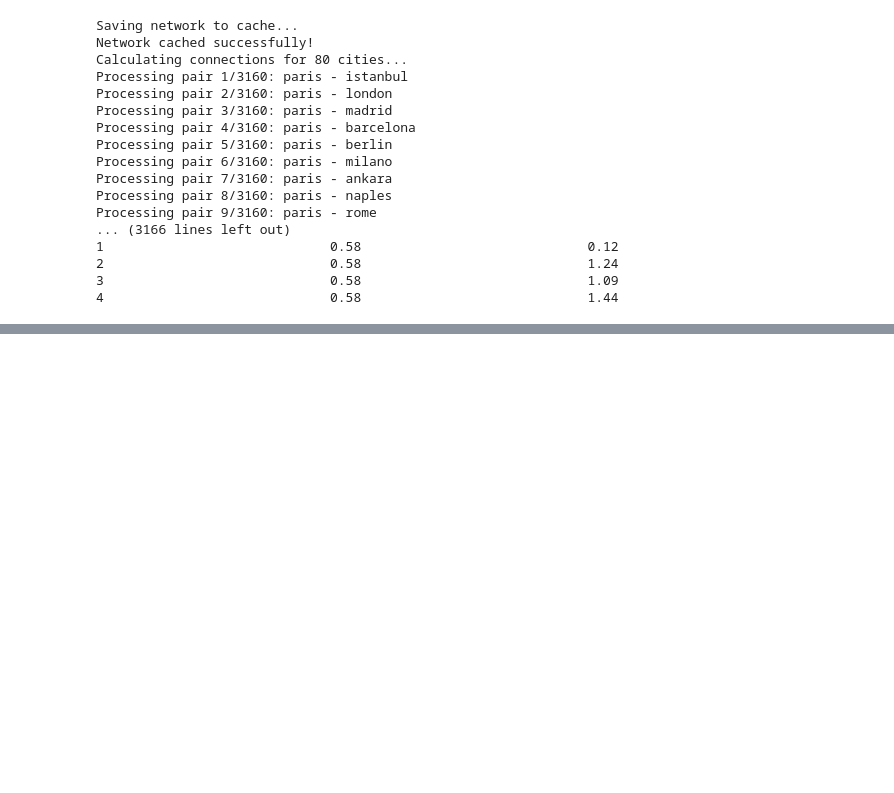
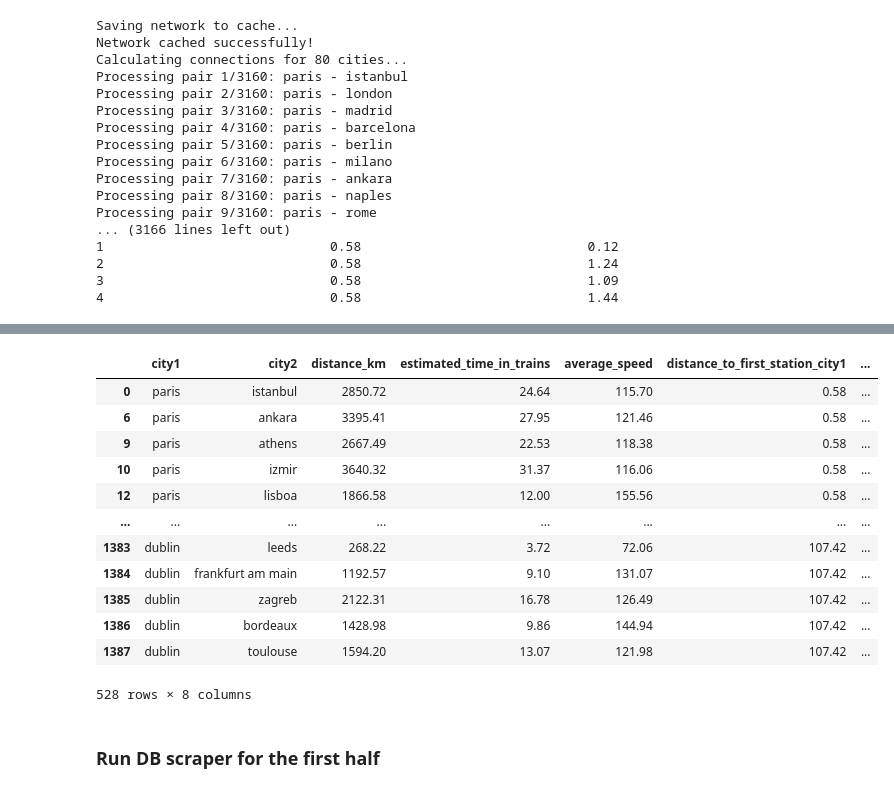
Before and after one commit to Niledough/DOPP_Exercise_2, a Jupyter notebook: dopp-air-and-rail.ipynb, the cells around one changed output, grey strips where cells are left out. Cells and saved outputs as stored; diff of their text form; code cells hidden in the pictures; blank space fills up the shorter version.

```diff
--- a/dopp-air-and-rail.ipynb
+++ b/dopp-air-and-rail.ipynb
@@ -1069,0 +1372,20 @@ driver_path="chromedriver-win64/chromedriver.exe"
+# %%
+df_merged_train_scraper_filtered = pd.read_csv("data/train-data/df_merged_train_scraper_filtered.csv")
+# %%
+df_merged_train_scraper_filtered[df_merged_train_scraper_filtered["scraped_travel_time"] == "0"].iloc[:528]
+# %% [output]
+|  | city1 | city2 | distance_km | estimated_time_in_trains | average_speed | distance_to_first_station_city1 | ... |
+| 0 | paris | istanbul | 2850.72 | 24.64 | 115.70 | 0.58 | ... |
+| 6 | paris | ankara | 3395.41 | 27.95 | 121.46 | 0.58 | ... |
+| 9 | paris | athens | 2667.49 | 22.53 | 118.38 | 0.58 | ... |
+| 10 | paris | izmir | 3640.32 | 31.37 | 116.06 | 0.58 | ... |
+| 12 | paris | lisboa | 1866.58 | 12.00 | 155.56 | 0.58 | ... |
+| ... | ... | ... | ... | ... | ... | ... | ... |
+| 1383 | dublin | leeds | 268.22 | 3.72 | 72.06 | 107.42 | ... |
+| 1384 | dublin | frankfurt am main | 1192.57 | 9.10 | 131.07 | 107.42 | ... |
+| 1385 | dublin | zagreb | 2122.31 | 16.78 | 126.49 | 107.42 | ... |
+| 1386 | dublin | bordeaux | 1428.98 | 9.86 | 144.94 | 107.42 | ... |
+| 1387 | dublin | toulouse | 1594.20 | 13.07 | 121.98 | 107.42 | ... |
+528 rows × 8 columns
+# %% [markdown]
+### Run DB scraper for the first half
```
Also changed, not shown: parts of 70 cells of this notebook, 9 other files.
